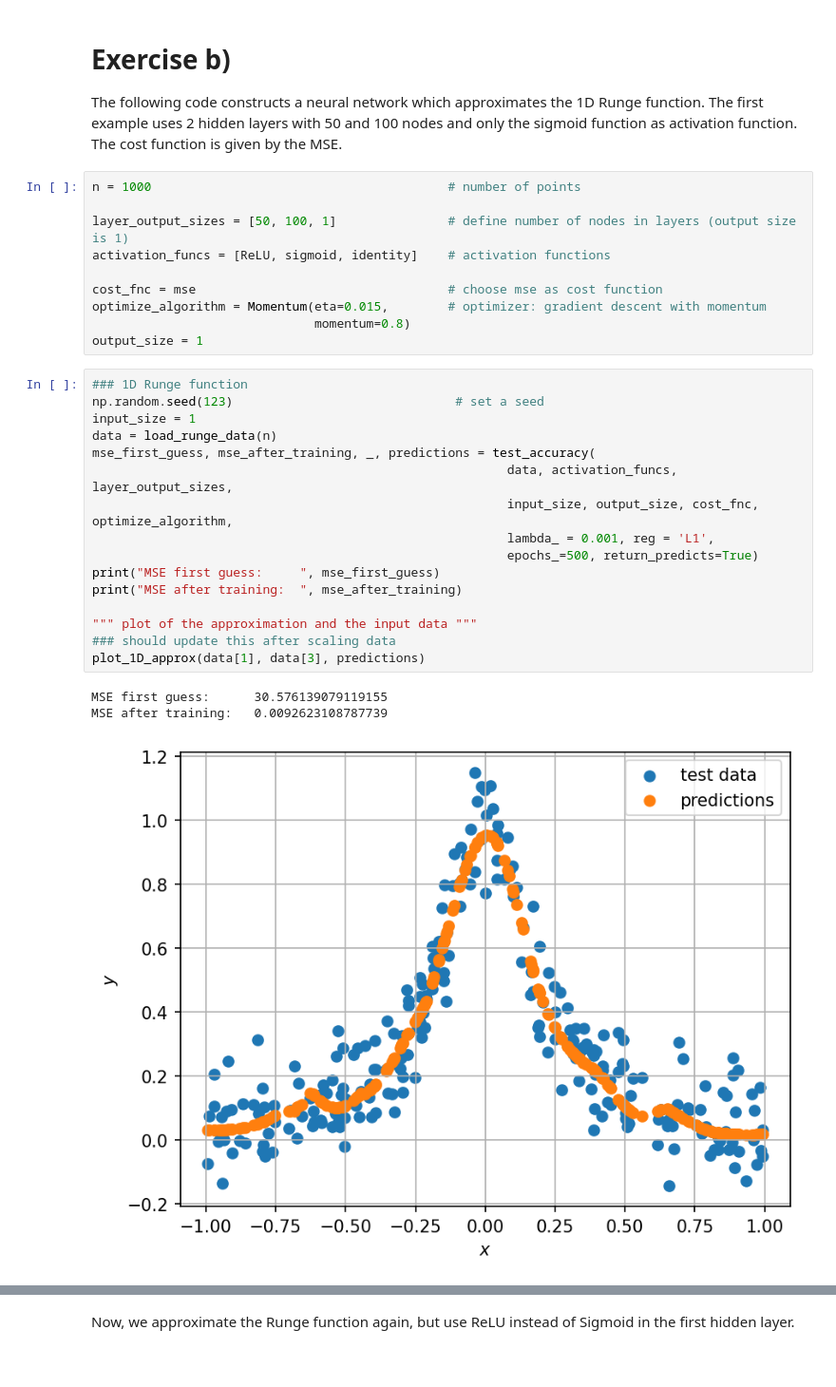
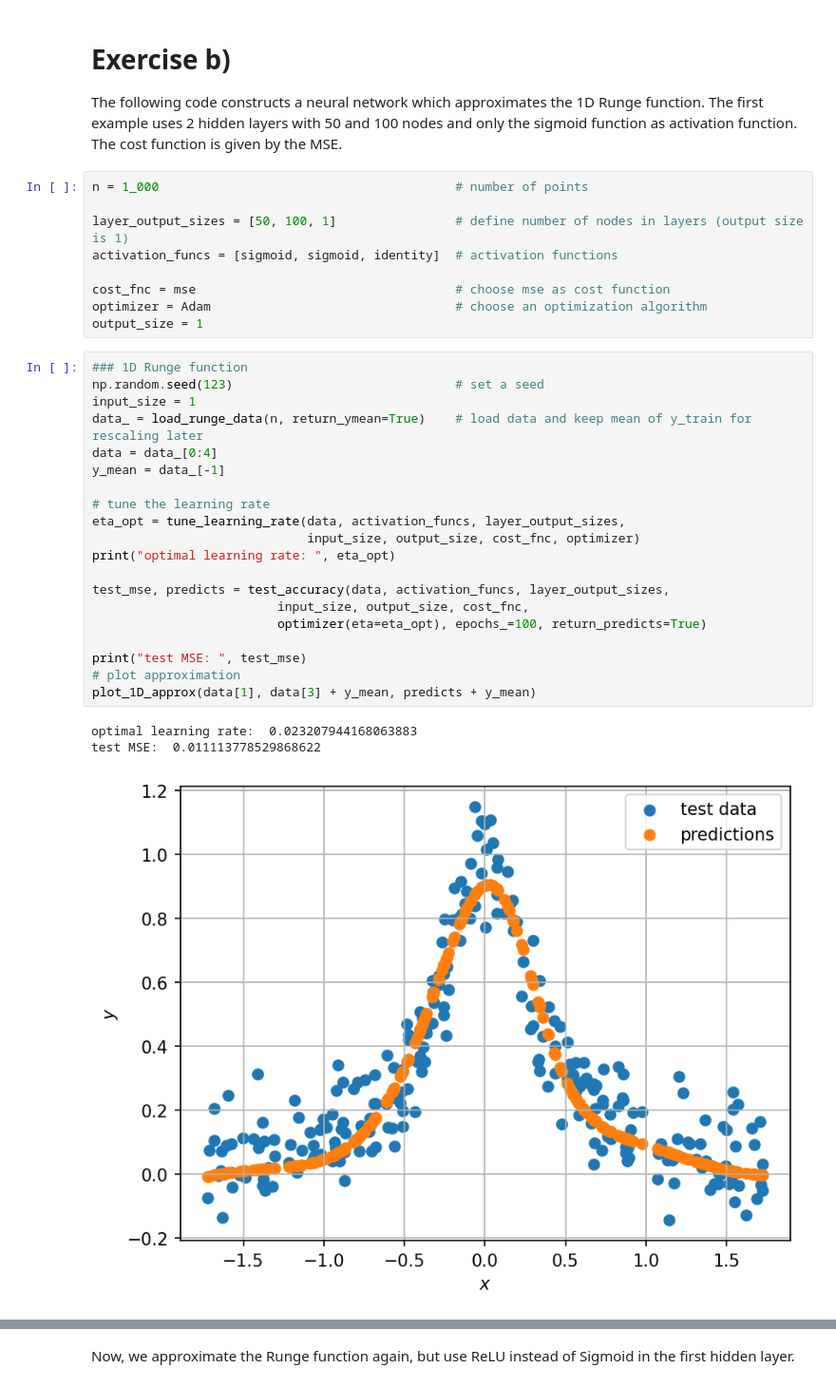
Before and after one commit to thomas-engl/Project2-Applied-ML, a Jupyter notebook: Code/project2_run.ipynb, the cells around one changed output, grey strips where cells are left out. Shown at 95% size. Saved outputs shown, nothing was run; the diff lists cells and outputs as text.

```diff
--- a/Code/project2_run.ipynb
+++ b/Code/project2_run.ipynb
@@ -16,33 +16,36 @@ import autograd.numpy as np
 # Exercise b)
 The following code constructs a neural network which approximates the 1D Runge function. The first example uses 2 hidden layers with 50 and 100 nodes and only the sigmoid function as activation function. The cost function is given by the MSE.
 # %%
-n = 1000                                        # number of points
+n = 1_000                                        # number of points
 
-layer_output_sizes = [50, 100, 1]               # define number of nodes in layers (output size is 1)
-activation_funcs = [ReLU, sigmoid, identity]    # activation functions
+layer_output_sizes = [50, 100, 1]                # define number of nodes in layers (output size is 1)
+activation_funcs = [sigmoid, sigmoid, identity]  # activation functions
 
-cost_fnc = mse                                  # choose mse as cost function
-optimize_algorithm = Momentum(eta=0.015,        # optimizer: gradient descent with momentum
-                              momentum=0.8)
+cost_fnc = mse                                   # choose mse as cost function
+optimizer = Adam                                 # choose an optimization algorithm
 output_size = 1
 # %%
 ### 1D Runge function
 np.random.seed(123)                              # set a seed
 input_size = 1
-data = load_runge_data(n)
-mse_first_guess, mse_after_training, _, predictions = test_accuracy(
-                                                        data, activation_funcs, layer_output_sizes,
-                                                        input_size, output_size, cost_fnc, optimize_algorithm,
-                                                        lambda_ = 0.001, reg = 'L1',
-                                                        epochs_=500, return_predicts=True)
-print("MSE first guess:     ", mse_first_guess)
-print("MSE after training:  ", mse_after_training)
+data_ = load_runge_data(n, return_ymean=True)    # load data and keep mean of y_train for rescaling later
+data = data_[0:4]
+y_mean = data_[-1]
 
-""" plot of the approximation and the input data """
-### should update this after scaling data
-plot_1D_approx(data[1], data[3], predictions)
+# tune the learning rate
+eta_opt = tune_learning_rate(data, activation_funcs, layer_output_sizes,
+                             input_size, output_size, cost_fnc, optimizer)
+print("optimal learning rate: ", eta_opt)
+
+test_mse, predicts = test_accuracy(data, activation_funcs, layer_output_sizes,
+                         input_size, output_size, cost_fnc,
+                         optimizer(eta=eta_opt), epochs_=100, return_predicts=True)
+
+print("test MSE: ", test_mse)
+# plot approximation
+plot_1D_approx(data[1], data[3] + y_mean, predicts + y_mean)
 # %% [output]
-MSE first guess:      30.576139079119155
-MSE after training:   0.0092623108787739
+optimal learning rate:  0.023207944168063883
+test MSE:  0.011113778529868622
-[figure, old version]
+[figure, new version]
 # %% [markdown]
```
Also changed, not shown: parts of 14 cells of this notebook.
